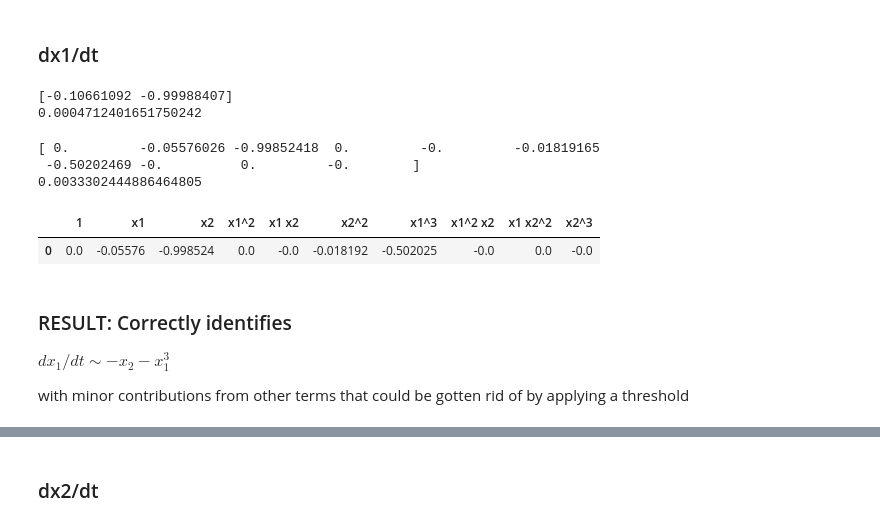
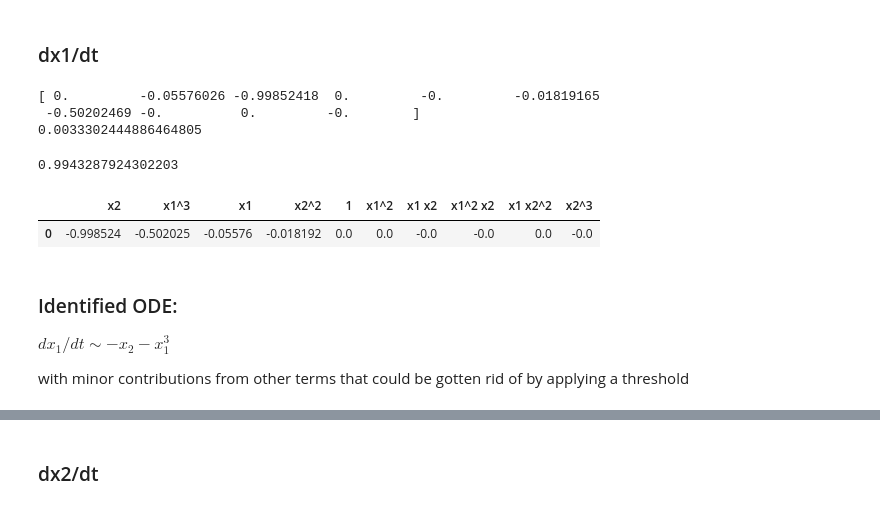
Before and after one commit to fnauman/timeseries, a Jupyter notebook: sindy_cubicmodel.ipynb, the cells around one changed output, grey strips where cells are left out. Cells and saved outputs as stored; diff of their text form; code cells hidden in the pictures.

```diff
--- a/sindy_cubicmodel.ipynb
+++ b/sindy_cubicmodel.ipynb
@@ -47,0 +46,3 @@ sol_new = odeint(ranfun, y0, t)
+# %%
+sol = odeint(fun, y0, t_full)
+sol_new = sol[:1001]
@@ -67,8 +66,8 @@ Prepare the feature array out of the solution array above
 x1 = sol_new[:,0]
 x2 = sol_new[:,1]
 
-dx1dt = -sol_new[:,0]**3 - sol_new[:,1]
-dx2dt =  sol_new[:,0]    - sol_new[:,1]**3
+dx1dt = -x1**3 - x2
+dx2dt =  x1    - x2**3
 # %%
 X = np.zeros((sol_new.shape[0], sol_new.shape[1]))
 
@@ -115,36 +114,30 @@ Lasso(alpha=0.0001, copy_X=True, fit_intercept=True, max_iter=1000,
 # %% [markdown]
 ### Prepare training data
 # %%
-newdf_train = newdf[:800]
-dx1dt_train = dx1dt[:800]
-dx2dt_train = dx2dt[:800]
+newdf_train, newdf_test = newdf[:800], newdf[800:]
+dx1dt_train, dx1dt_test = dx1dt[:800], dx1dt[800:]
+dx2dt_train, dx2dt_test = dx2dt[:800], dx2dt[800:]
 # %% [markdown]
 ### dx1/dt
-# %%
-#mod.fit(newdf_train, dxdt_train)
-mod.fit(dum_data, dx1dt)
-print(mod.coef_)
-print(mod.intercept_)
-# %% [output]
-[-0.10661092 -0.99988407]
-0.0004712401651750242
 # %%
 mod.fit(newdf_train, dx1dt_train)
 print(mod.coef_) # should give the 3rd (x2) + 4th (x1^2) argument non-zero
 print(mod.intercept_)
+mod.score(newdf_test, dx1dt_test)
 # %% [output]
 [ 0.         -0.05576026 -0.99852418  0.         -0.         -0.01819165
  -0.50202469 -0.          0.         -0.        ]
 0.0033302444886464805
+0.9943287924302203
 # %%
 fit_dx1 = pd.DataFrame(columns=newdf.columns)
 fit_dx1.loc[0] = mod.coef_
-fit_dx1.head()
+fit_dx1.sort_values(by=0, axis=1) # ascending=False
 # %% [output]
-|  | 1 | x1 | x2 | x1^2 | x1 x2 | x2^2 | x1^3 | x1^2 x2 | x1 x2^2 | x2^3 |
-| 0 | 0.0 | -0.05576 | -0.998524 | 0.0 | -0.0 | -0.018192 | -0.502025 | -0.0 | 0.0 | -0.0 |
+|  | x2 | x1^3 | x1 | x2^2 | 1 | x1^2 | x1 x2 | x1^2 x2 | x1 x2^2 | x2^3 |
+| 0 | -0.998524 | -0.502025 | -0.05576 | -0.018192 | 0.0 | 0.0 | -0.0 | -0.0 | 0.0 | -0.0 |
 # %% [markdown]
-### RESULT: Correctly identifies
+### Identified ODE:
 
 $dx_1/dt \sim -x_2 - x_1^3$
 
```
Also changed, not shown: parts of 31 cells of this notebook.
